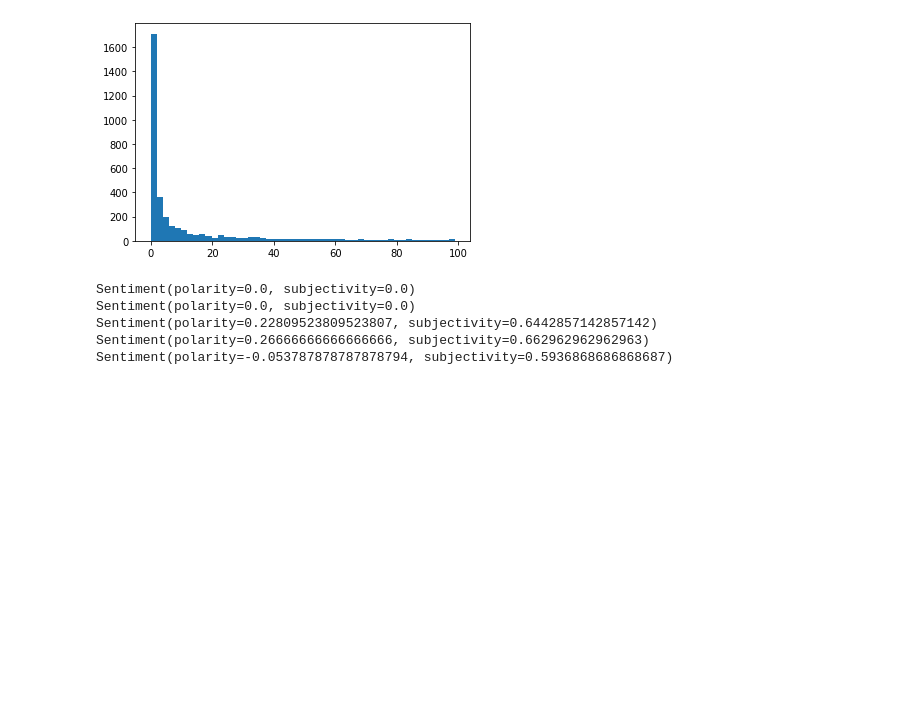
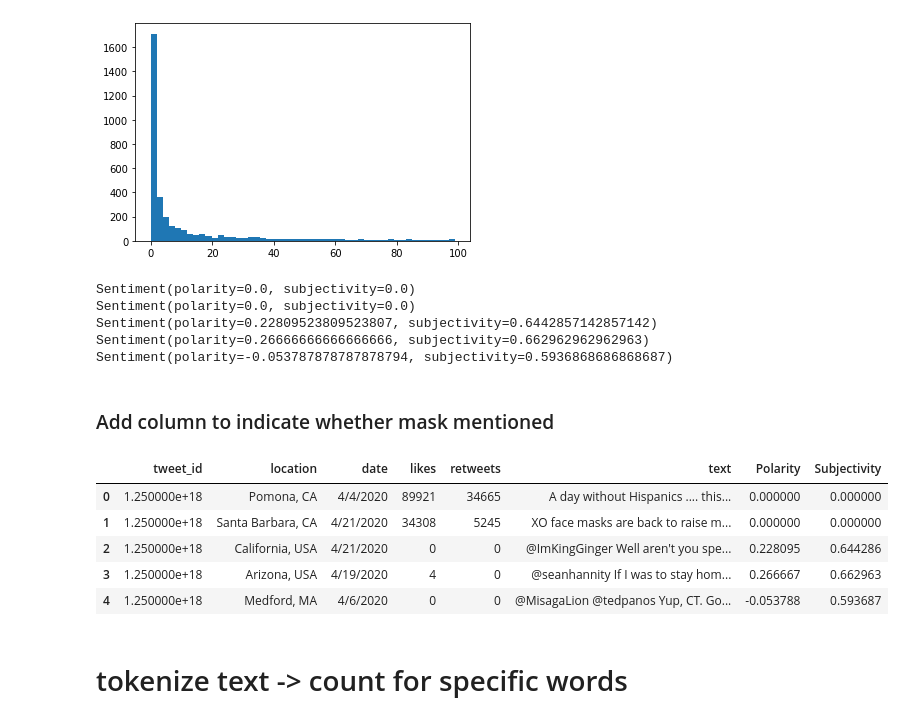
Before and after one commit to tylerwu2222/SM148_Project, a Jupyter notebook: feature_engineering.ipynb, the cells around one changed output. Cells and saved outputs as stored; diff of their text form; code cells hidden in the pictures; blank space fills up the shorter version.

```diff
--- a/feature_engineering.ipynb
+++ b/feature_engineering.ipynb
@@ -251,3 +295,15 @@ Sentiment(polarity=0.0, subjectivity=0.0)
 Sentiment(polarity=0.22809523809523807, subjectivity=0.6442857142857142)
 Sentiment(polarity=0.26666666666666666, subjectivity=0.662962962962963)
 Sentiment(polarity=-0.053787878787878794, subjectivity=0.5936868686868687)
+# %% [markdown]
+### Add column to indicate whether mask mentioned
+# %%
+all_data = pd.read_csv('all_tweets_with_sentiment.csv')
+all_data.head()
+# %% [output]
+|  | tweet_id | location | date | likes | retweets | text | Polarity | Subjectivity |
+| 0 | 1.250000e+18 | Pomona, CA | 4/4/2020 | 89921 | 34665 | A day without Hispanics .... this... | 0.000000 | 0.000000 |
+| 1 | 1.250000e+18 | Santa Barbara, CA | 4/21/2020 | 34308 | 5245 | XO face masks are back to raise m... | 0.000000 | 0.000000 |
+| 2 | 1.250000e+18 | California, USA | 4/21/2020 | 0 | 0 | @ImKingGinger Well aren't you spe... | 0.228095 | 0.644286 |
+| 3 | 1.250000e+18 | Arizona, USA | 4/19/2020 | 4 | 0 | @seanhannity If I was to stay hom... | 0.266667 | 0.662963 |
+| 4 | 1.250000e+18 | Medford, MA | 4/6/2020 | 0 | 0 | @MisagaLion @tedpanos Yup, CT. Go... | -0.053788 | 0.593687 |
@@ -253,0 +318,2 @@ Sentiment(polarity=-0.053787878787878794, subjectivity=0.5936868686868687)
+# %% [markdown]
+# tokenize text -> count for specific words
```
Also changed, not shown: parts of 11 cells of this notebook, 4 other files.
